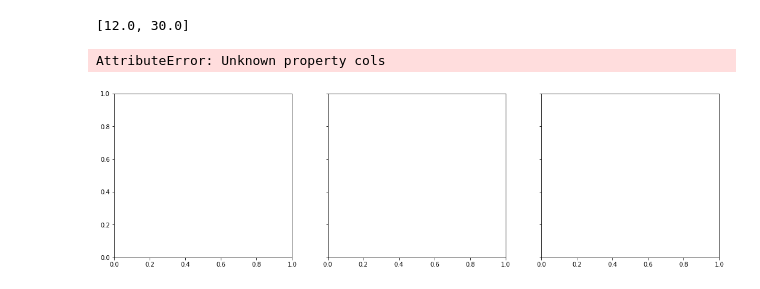
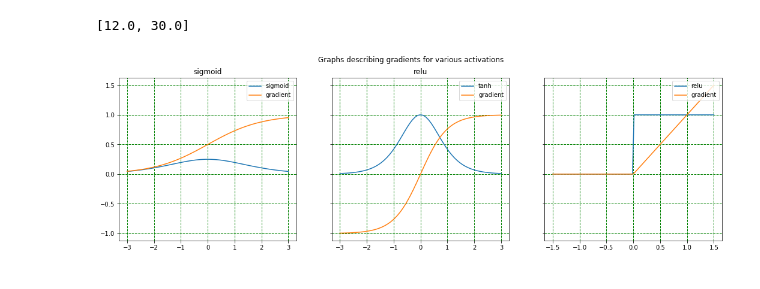
Before and after one commit to edyoda/tensorflow-projects, a Jupyter notebook: p5_placeholders.ipynb, the cells around one changed output. Drawn from its saved outputs; the diff is of its cells as text; code cells hidden in the pictures.

```diff
--- a/p5_placeholders.ipynb
+++ b/p5_placeholders.ipynb
@@ -32,34 +32,32 @@ f,axarr = plt.subplots(1,3,figsize=(18,5),sharey=True)
 with tf.Session() as sess:
     xval = np.linspace(-3,3,100)
     # Gradient Calculation for Sigmoid;
-    f,axarr = plt.subplot(cols=3,rows=1);
     gradsigmaval,sigmaval = (sess.run([gradsigma,fsigma],feed_dict={x:xval}))
 
     axarr[0].grid(color='g', linestyle='--', linewidth=1)
     axarr[0].plot(xval,np.squeeze(gradsigmaval),label='sigmoid');
     axarr[0].plot(xval,np.squeeze(sigmaval),label="gradient");
     axarr[0].set_title("sigmoid");
     axarr[0].legend(loc="upper right")
 
     # Gradient Calculation for tanh;
     gradtanhval,tanhval = (sess.run([gradtanh,ftanh],feed_dict={x:xval}))
 
     axarr[1].grid(color='g', linestyle='--', linewidth=1)
     axarr[1].plot(xval,np.squeeze(gradtanhval),label="tanh");
     axarr[1].plot(xval,np.squeeze(tanhval),label="gradient");
     axarr[1].set_title("tanh");
     axarr[1].legend(loc="upper right")
 
     # Gradient Calculation for relu;
     xval = np.linspace(-1.5,1.5,100)
     gradreluval,reluval = (sess.run([gradrelu,frelu],feed_dict={x:xval}))
     axarr[2].grid(color='g', linestyle='--', linewidth=1)
     axarr[2].plot(xval,np.squeeze(gradreluval),label="relu");
     axarr[2].plot(xval,np.squeeze(reluval),label="gradient");
     axarr[1].set_title("relu");
     axarr[2].legend(loc="upper right")
     f.suptitle("Graphs describing gradients for various activations")
     plt.show()
 # %% [output]
-AttributeError: Unknown property cols
-[figure, old version]
+[figure, new version]
```
Also changed, not shown: 4 other files.
